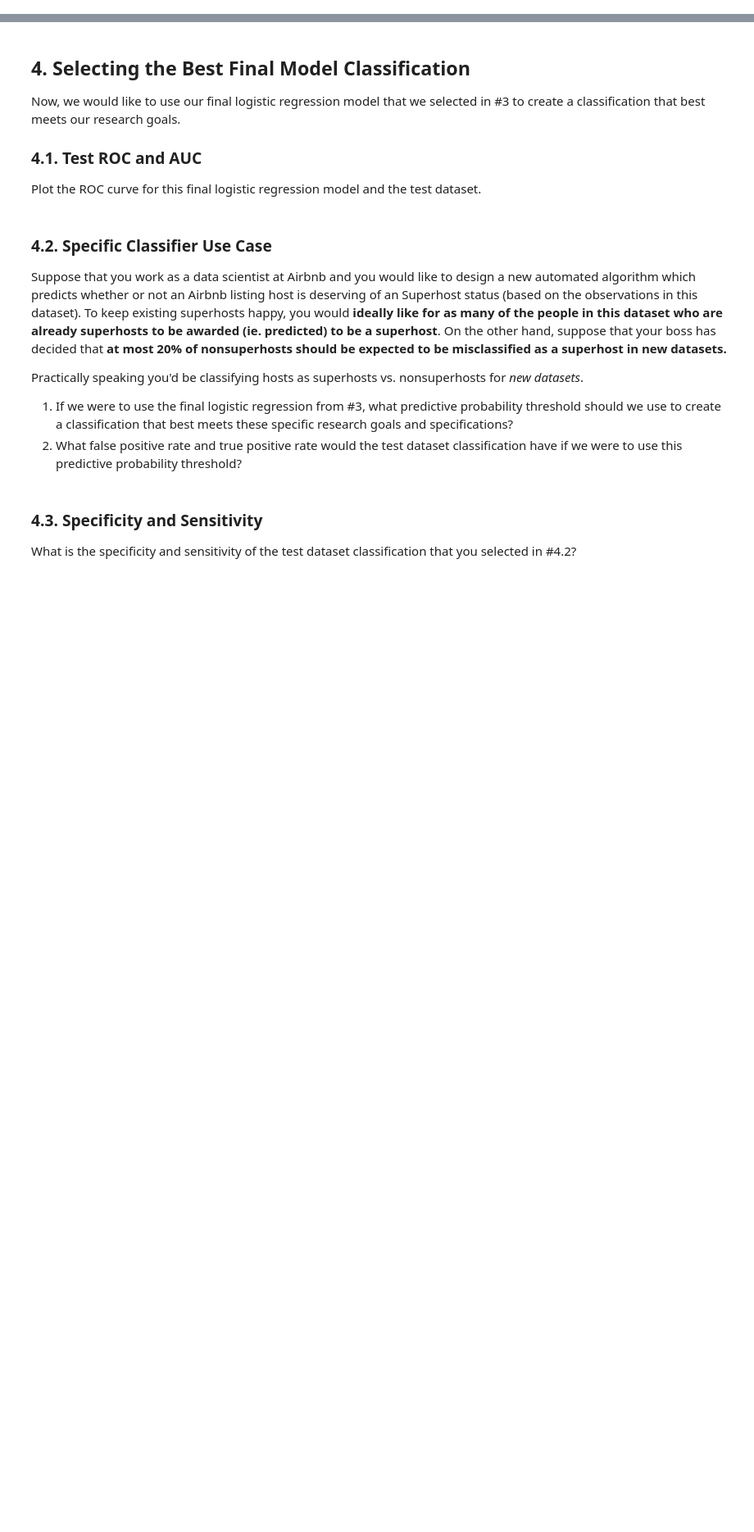
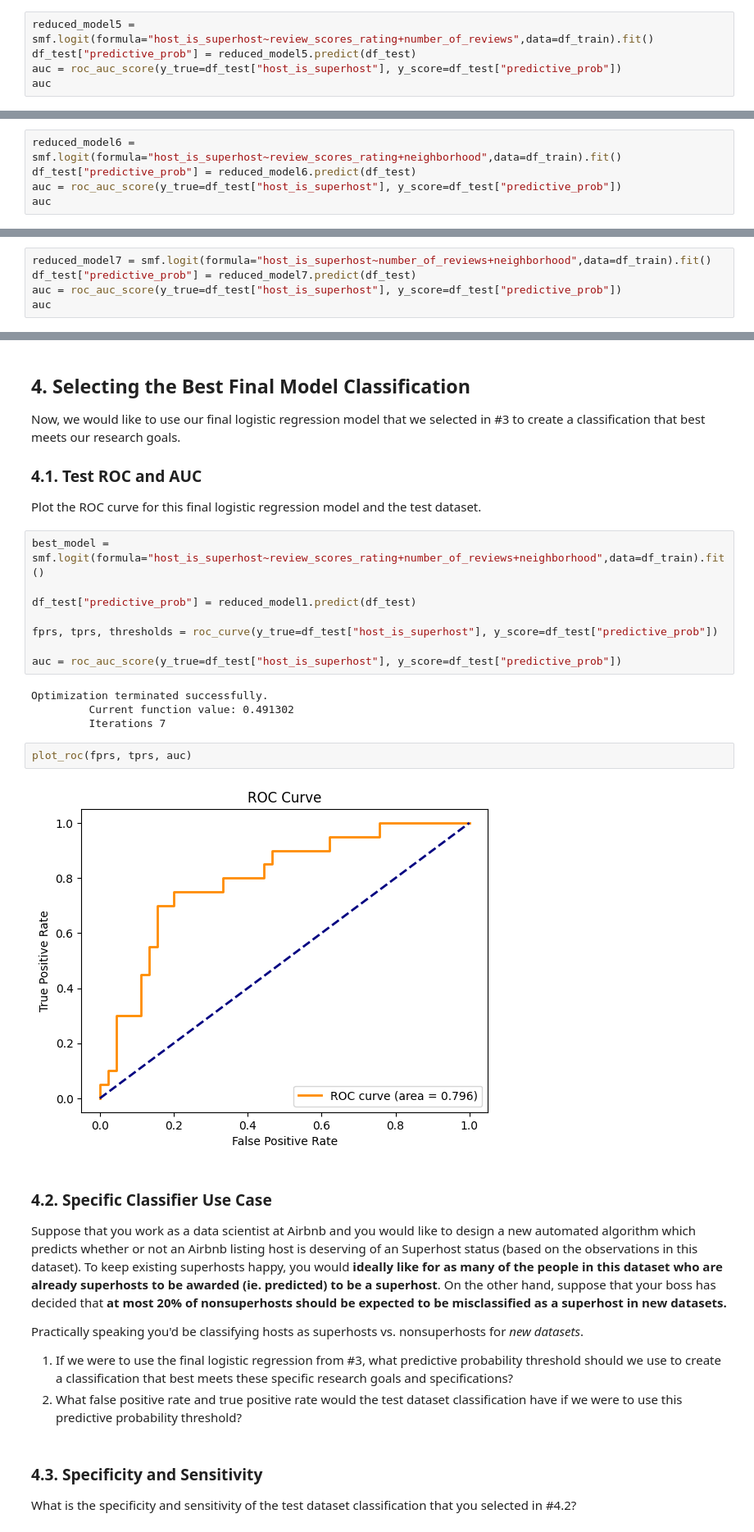
Before and after one commit to ryguy2k4/stat207, a Jupyter notebook: lab_12/lab_12_individual.ipynb, the cells around one changed output, grey strips where cells are left out. Shown at 82% size. Saved outputs shown, nothing was run; the diff lists cells and outputs as text; blank space fills up the shorter version.

```diff
--- a/lab_12/lab_12_individual.ipynb
+++ b/lab_12/lab_12_individual.ipynb
@@ -191,0 +347,5 @@ Now let's suppose we would like to try to find the logistic regression model tha
+# %%
+reduced_model5 = smf.logit(formula="host_is_superhost~review_scores_rating+number_of_reviews",data=df_train).fit()
+df_test["predictive_prob"] = reduced_model5.predict(df_test)
+auc = roc_auc_score(y_true=df_test["host_is_superhost"], y_score=df_test["predictive_prob"])
+auc
@@ -191,0 +357,5 @@ Now let's suppose we would like to try to find the logistic regression model tha
+# %%
+reduced_model6 = smf.logit(formula="host_is_superhost~review_scores_rating+neighborhood",data=df_train).fit()
+df_test["predictive_prob"] = reduced_model6.predict(df_test)
+auc = roc_auc_score(y_true=df_test["host_is_superhost"], y_score=df_test["predictive_prob"])
+auc
@@ -191,0 +367,5 @@ Now let's suppose we would like to try to find the logistic regression model tha
+# %%
+reduced_model7 = smf.logit(formula="host_is_superhost~number_of_reviews+neighborhood",data=df_train).fit()
+df_test["predictive_prob"] = reduced_model7.predict(df_test)
+auc = roc_auc_score(y_true=df_test["host_is_superhost"], y_score=df_test["predictive_prob"])
+auc
@@ -197,6 +382,22 @@ Now, we would like to use our final logistic regression model that we selected i
 ### 4.1. Test ROC and AUC
 
 Plot the ROC curve for this final logistic regression model and the test dataset.
+# %%
+best_model = smf.logit(formula="host_is_superhost~review_scores_rating+number_of_reviews+neighborhood",data=df_train).fit()
+
+df_test["predictive_prob"] = reduced_model1.predict(df_test)
+
+fprs, tprs, thresholds = roc_curve(y_true=df_test["host_is_superhost"], y_score=df_test["predictive_prob"])
+
+auc = roc_auc_score(y_true=df_test["host_is_superhost"], y_score=df_test["predictive_prob"])
+# %% [output]
+Optimization terminated successfully.
+         Current function value: 0.491302
+         Iterations 7
+# %%
+plot_roc(fprs, tprs, auc)
+# %% [output]
+[figure, added]
 # %% [markdown]
 ### 4.2. Specific Classifier Use Case
 
```
Also changed, not shown: parts of 25 cells of this notebook.
